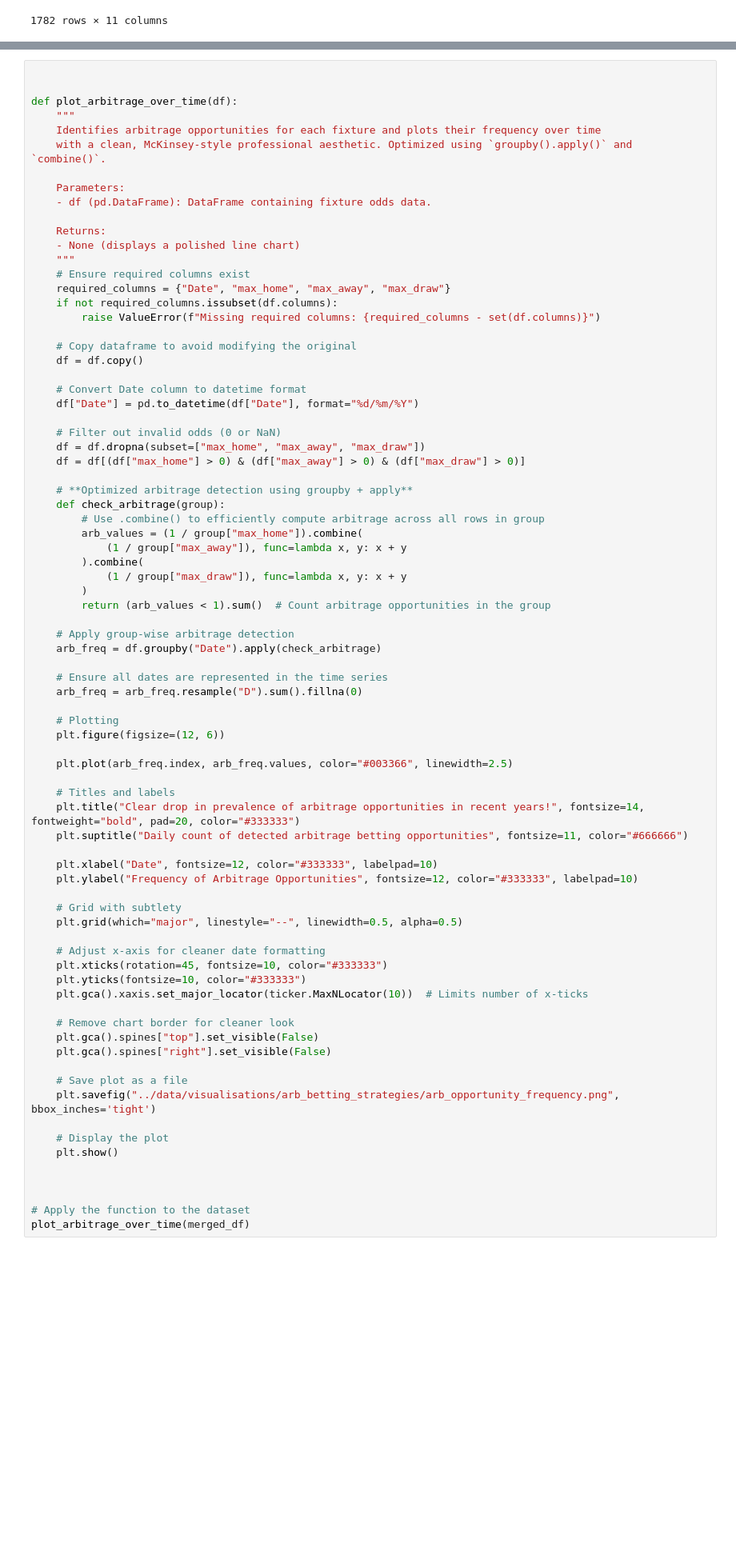
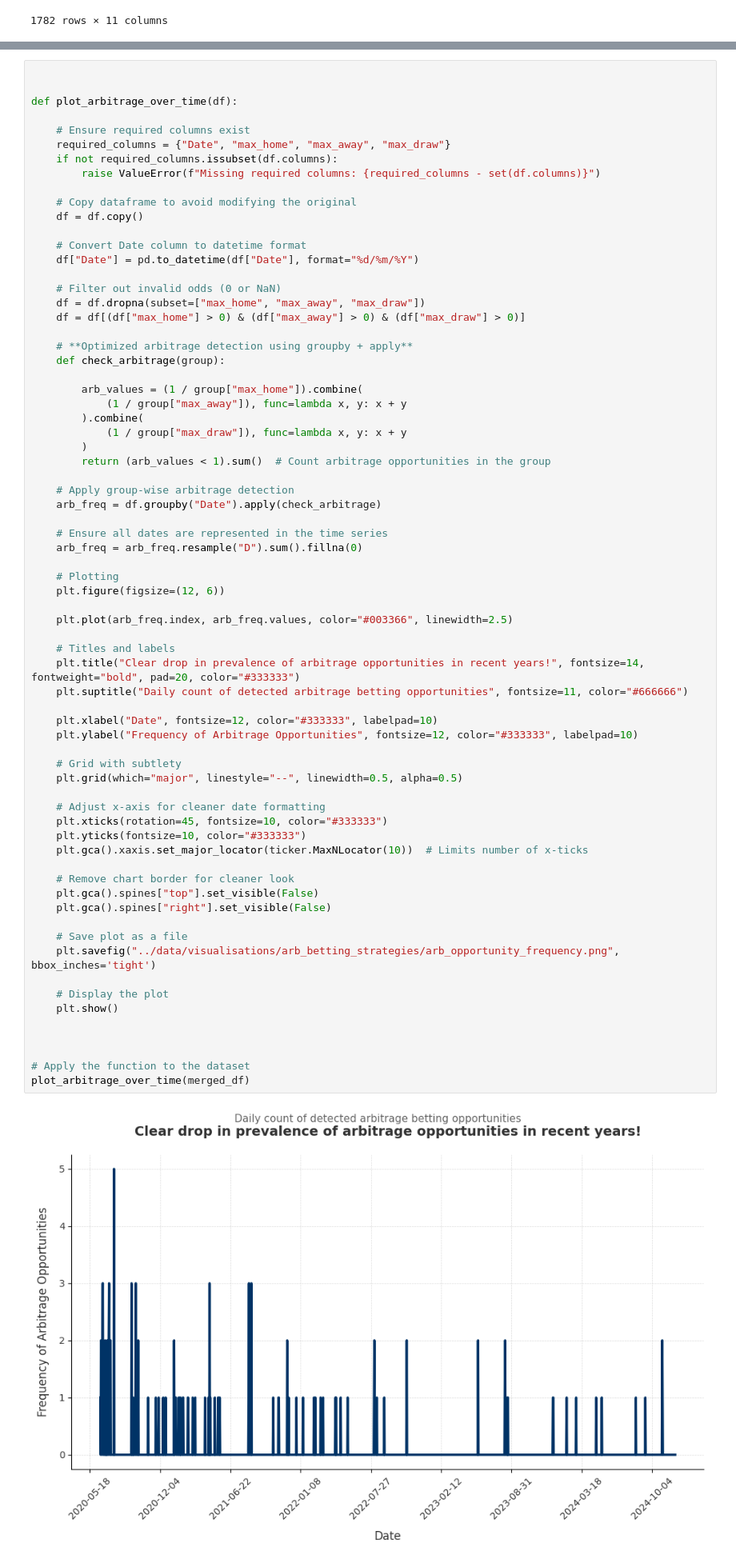
Before and after one commit to thoomkuzhymatthew/EPL_arb_betting, a Jupyter notebook: code/NB04-arbitrage_betting_strategies.ipynb, the cells around one changed output, grey strips where cells are left out. Shown at 80% size. Saved outputs shown, nothing was run; the diff lists cells and outputs as text; blank space fills up the shorter version.

```diff
--- a/code/NB04-arbitrage_betting_strategies.ipynb
+++ b/code/NB04-arbitrage_betting_strategies.ipynb
@@ -76,16 +76,7 @@ then plotting a time series graph for the prevalence of arbitrage opportunities
 
 
 def plot_arbitrage_over_time(df):
-    """
-    Identifies arbitrage opportunities for each fixture and plots their frequency over time
-    with a clean, McKinsey-style professional aesthetic. Optimized using `groupby().apply()` and `combine()`.
 
-    Parameters:
-    - df (pd.DataFrame): DataFrame containing fixture odds data.
-
-    Returns:
-    - None (displays a polished line chart)
-    """
     # Ensure required columns exist
     required_columns = {"Date", "max_home", "max_away", "max_draw"}
     if not required_columns.issubset(df.columns):
@@ -103,7 +94,7 @@ def plot_arbitrage_over_time(df):
 
     # **Optimized arbitrage detection using groupby + apply**
     def check_arbitrage(group):
-        # Use .combine() to efficiently compute arbitrage across all rows in group
+
         arb_values = (1 / group["max_home"]).combine(
             (1 / group["max_away"]), func=lambda x, y: x + y
         ).combine(
@@ -124,33 +115,35 @@ def plot_arbitrage_over_time(df):
 
     # Titles and labels
     plt.title("Clear drop in prevalence of arbitrage opportunities in recent years!", fontsize=14, fontweight="bold", pad=20, color="#333333")
     plt.suptitle("Daily count of detected arbitrage betting opportunities", fontsize=11, color="#666666")
 
     plt.xlabel("Date", fontsize=12, color="#333333", labelpad=10)
     plt.ylabel("Frequency of Arbitrage Opportunities", fontsize=12, color="#333333", labelpad=10)
 
     # Grid with subtlety
     plt.grid(which="major", linestyle="--", linewidth=0.5, alpha=0.5)
 
     # Adjust x-axis for cleaner date formatting
     plt.xticks(rotation=45, fontsize=10, color="#333333")
     plt.yticks(fontsize=10, color="#333333")
     plt.gca().xaxis.set_major_locator(ticker.MaxNLocator(10))  # Limits number of x-ticks
 
     # Remove chart border for cleaner look
     plt.gca().spines["top"].set_visible(False)
     plt.gca().spines["right"].set_visible(False)
 
     # Save plot as a file
     plt.savefig("../data/visualisations/arb_betting_strategies/arb_opportunity_frequency.png", bbox_inches='tight')
 
     # Display the plot
     plt.show()
 
 
 
 # Apply the function to the dataset
 plot_arbitrage_over_time(merged_df)
+# %% [output]
+[figure, added]
 # %% [markdown]
 ### Insight:
 
```
Also changed, not shown: parts of 25 cells of this notebook.
